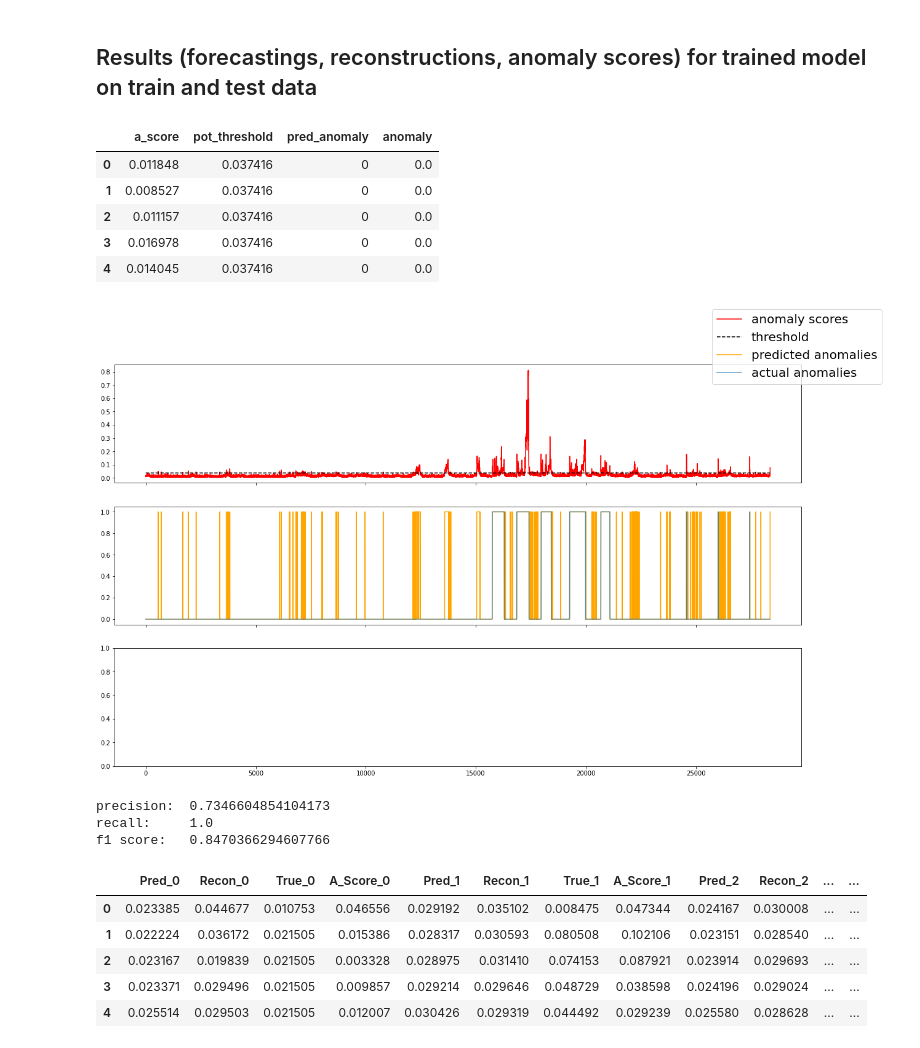
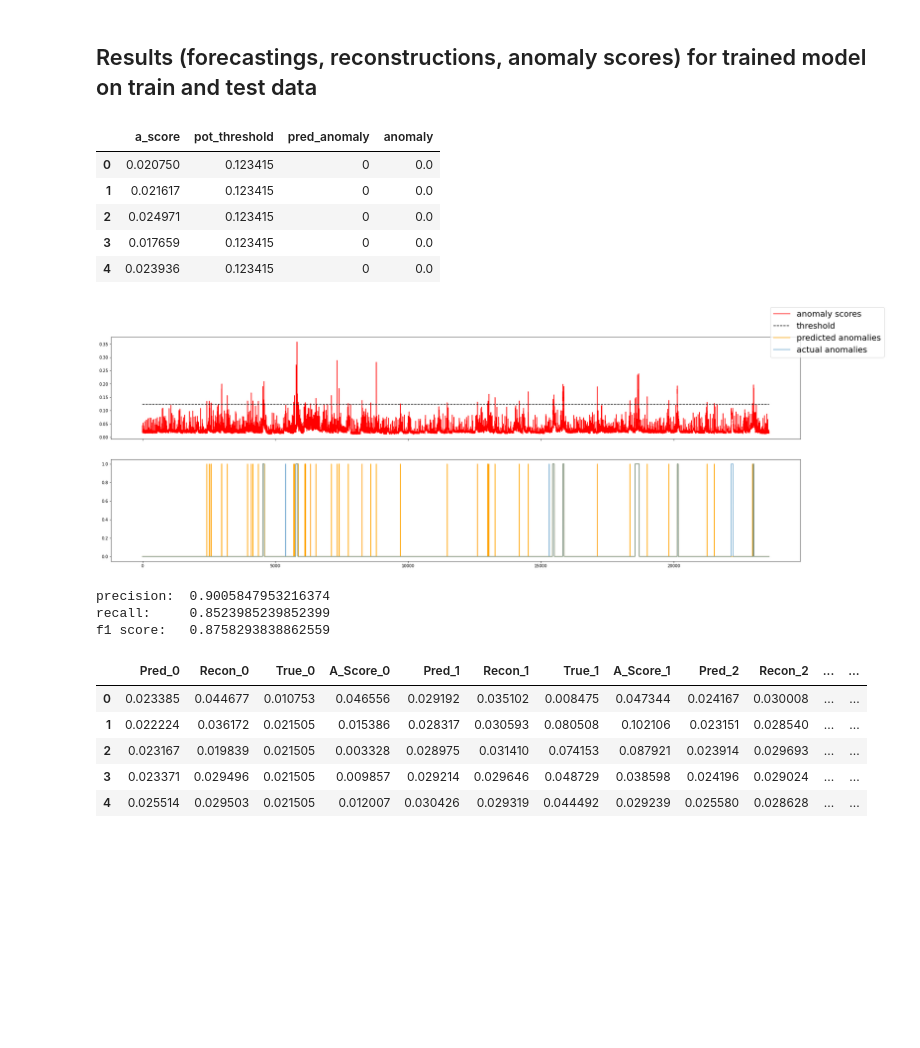
Before and after one commit to ML4ITS/mtad-gat-pytorch, a Jupyter notebook: eda/smd_eda.ipynb, the cells around one changed output. Drawn from its saved outputs; the diff is of its cells as text; code cells hidden in the pictures; blank space fills up the shorter version.

```diff
--- a/eda/smd_eda.ipynb
+++ b/eda/smd_eda.ipynb
@@ -172,10 +162,10 @@ output = pd.read_pickle('../output/smd/1-2/train_out.pkl')
 # %%
-pot = pd.read_pickle('../output/smd/1-1/test_pot.pkl')
+pot = pd.read_pickle(f'{output_path}/anomaly_preds.pkl')
 pot.head()
 # %% [output]
 |  | a_score | pot_threshold | pred_anomaly | anomaly |
-| 0 | 0.011848 | 0.037416 | 0 | 0.0 |
-| 1 | 0.008527 | 0.037416 | 0 | 0.0 |
-| 2 | 0.011157 | 0.037416 | 0 | 0.0 |
-| 3 | 0.016978 | 0.037416 | 0 | 0.0 |
-| 4 | 0.014045 | 0.037416 | 0 | 0.0 |
+| 0 | 0.020750 | 0.123415 | 0 | 0.0 |
+| 1 | 0.021617 | 0.123415 | 0 | 0.0 |
+| 2 | 0.024971 | 0.123415 | 0 | 0.0 |
+| 3 | 0.017659 | 0.123415 | 0 | 0.0 |
+| 4 | 0.023936 | 0.123415 | 0 | 0.0 |
@@ -182,28 +181,23 @@ pot.head()
 # %%
-# plt.tight_layout()
-# colors = ['gray', 'gray', 'gray', 'r']*(output.shape[1] // 4)
-# pot.plot(subplots=True, figsize=(20,10), style=None)
-# plt.show();
-
-fig, axs = plt.subplots(3, figsize=(20, 12), sharex=True)
+fig, axs = plt.subplots(2, figsize=(30, 10), sharex=True)
 axs[0].plot(pot['a_score'], c='r', label='anomaly scores')
 axs[0].plot(pot['pot_threshold'], linestyle='dashed', c='black', label='threshold')
 axs[1].plot(pot['pred_anomaly'], label='predicted anomalies', c='orange')
 axs[1].plot(pot['anomaly'], label='actual anomalies', alpha=0.7, )
 
 
 fig.legend(prop={'size': 20})
 plt.show()
 # %% [output]
-[figure, old version]
+[figure, new version]
 # %%
 print('precision: ', precision_score(pot['anomaly'], pot['pred_anomaly']))
 print('recall:    ', recall_score(pot['anomaly'], pot['pred_anomaly']))
 print('f1 score:  ', f1_score(pot['anomaly'], pot['pred_anomaly']))
 # %% [output]
-precision:  0.7346604854104173
-recall:     1.0
-f1 score:   0.8470366294607766
+precision:  0.9005847953216374
+recall:     0.8523985239852399
+f1 score:   0.8758293838862559
 # %%
 output.head()
 # %% [output]
```
Also changed, not shown: parts of 4 cells of this notebook, 9 other files.
